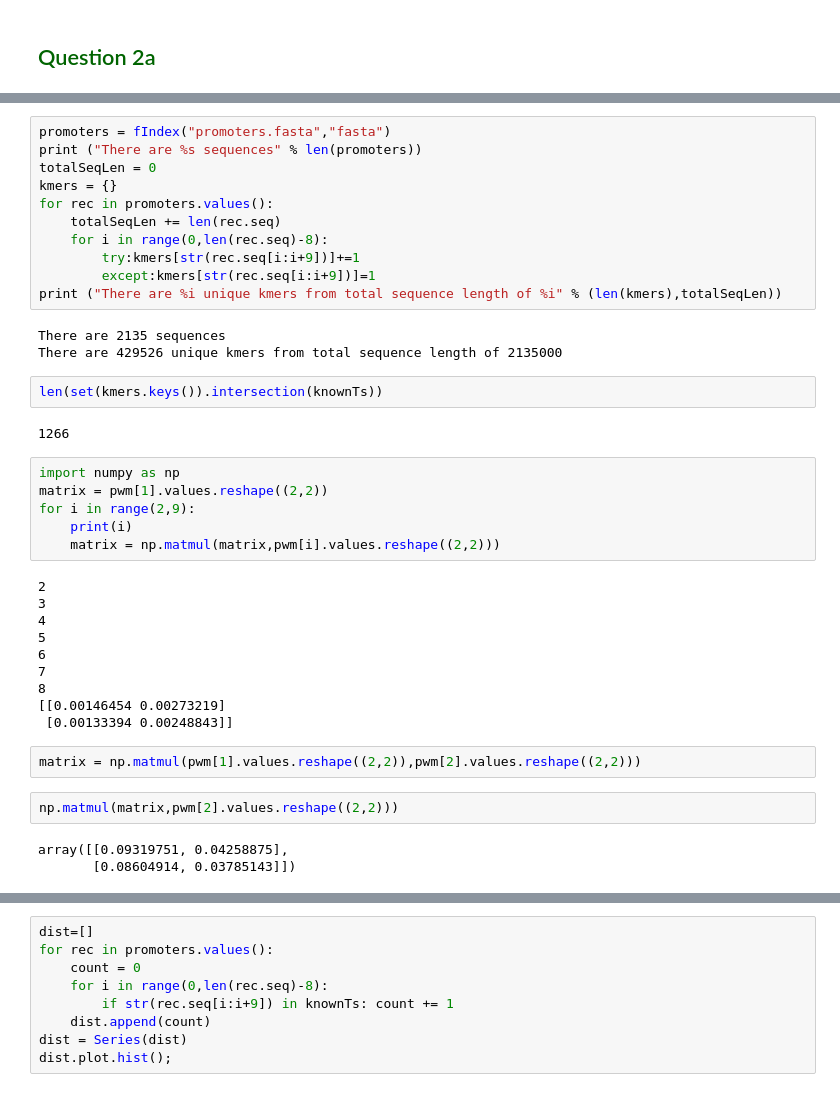
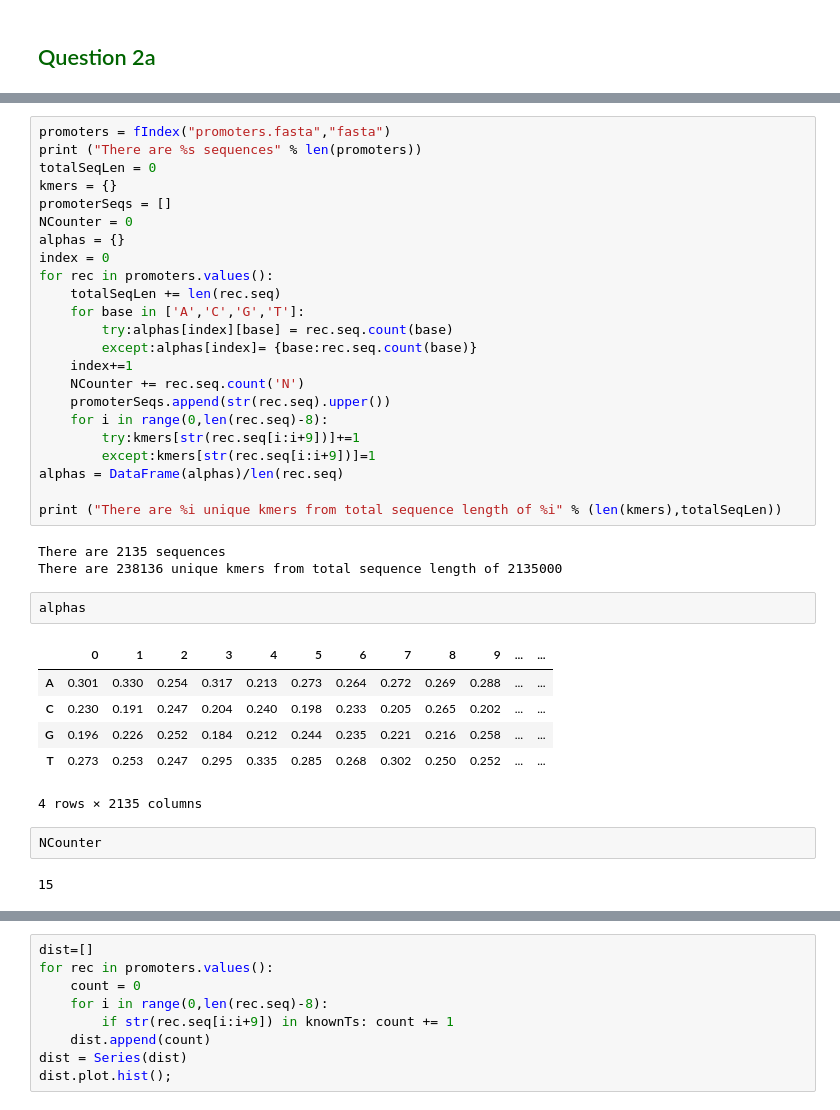
Before and after one commit to skDooley/Classes, a Jupyter notebook: BCB_2_ComputationalStats/HW2/HW2Notebook.ipynb, the cells around one changed output, grey strips where cells are left out. Saved outputs shown, nothing was run; the diff lists cells and outputs as text.

```diff
--- a/BCB_2_ComputationalStats/HW2/HW2Notebook.ipynb
+++ b/BCB_2_ComputationalStats/HW2/HW2Notebook.ipynb
@@ -512,39 +554,37 @@ promoters = fIndex("promoters.fasta","fasta")
 print ("There are %s sequences" % len(promoters))
 totalSeqLen = 0
 kmers = {}
+promoterSeqs = []
+NCounter = 0
+alphas = {}
+index = 0
 for rec in promoters.values():
     totalSeqLen += len(rec.seq)
+    for base in ['A','C','G','T']:
+        try:alphas[index][base] = rec.seq.count(base)
+        except:alphas[index]= {base:rec.seq.count(base)}
+    index+=1
+    NCounter += rec.seq.count('N')
+    promoterSeqs.append(str(rec.seq).upper())
     for i in range(0,len(rec.seq)-8):
         try:kmers[str(rec.seq[i:i+9])]+=1
         except:kmers[str(rec.seq[i:i+9])]=1
+alphas = DataFrame(alphas)/len(rec.seq)
+
 print ("There are %i unique kmers from total sequence length of %i" % (len(kmers),totalSeqLen))
 # %% [output]
 There are 2135 sequences
-There are 429526 unique kmers from total sequence length of 2135000
+There are 238136 unique kmers from total sequence length of 2135000
-# %%
-len(set(kmers.keys()).intersection(knownTs))
-# %% [output]
-1266
-# %%
-import numpy as np
-matrix = pwm[1].values.reshape((2,2))
-for i in range(2,9):
-    print(i)
-    matrix = np.matmul(matrix,pwm[i].values.reshape((2,2)))
-# %% [output]
-2
-3
-4
-5
-6
-7
-8
-[[0.00146454 0.00273219]
- [0.00133394 0.00248843]]
-# %%
-matrix = np.matmul(pwm[1].values.reshape((2,2)),pwm[2].values.reshape((2,2)))
-# %%
-np.matmul(matrix,pwm[2].values.reshape((2,2)))
-# %% [output]
-array([[0.09319751, 0.04258875],
-       [0.08604914, 0.03785143]])
+# %%
+alphas
+# %% [output]
+|  | 0 | 1 | 2 | 3 | 4 | 5 | 6 | 7 | 8 | 9 | ... | ... |
+| A | 0.301 | 0.330 | 0.254 | 0.317 | 0.213 | 0.273 | 0.264 | 0.272 | 0.269 | 0.288 | ... | ... |
+| C | 0.230 | 0.191 | 0.247 | 0.204 | 0.240 | 0.198 | 0.233 | 0.205 | 0.265 | 0.202 | ... | ... |
+| G | 0.196 | 0.226 | 0.252 | 0.184 | 0.212 | 0.244 | 0.235 | 0.221 | 0.216 | 0.258 | ... | ... |
+| T | 0.273 | 0.253 | 0.247 | 0.295 | 0.335 | 0.285 | 0.268 | 0.302 | 0.250 | 0.252 | ... | ... |
+4 rows × 2135 columns
+# %%
+NCounter
+# %% [output]
+15
```
Also changed, not shown: parts of 24 cells of this notebook.
